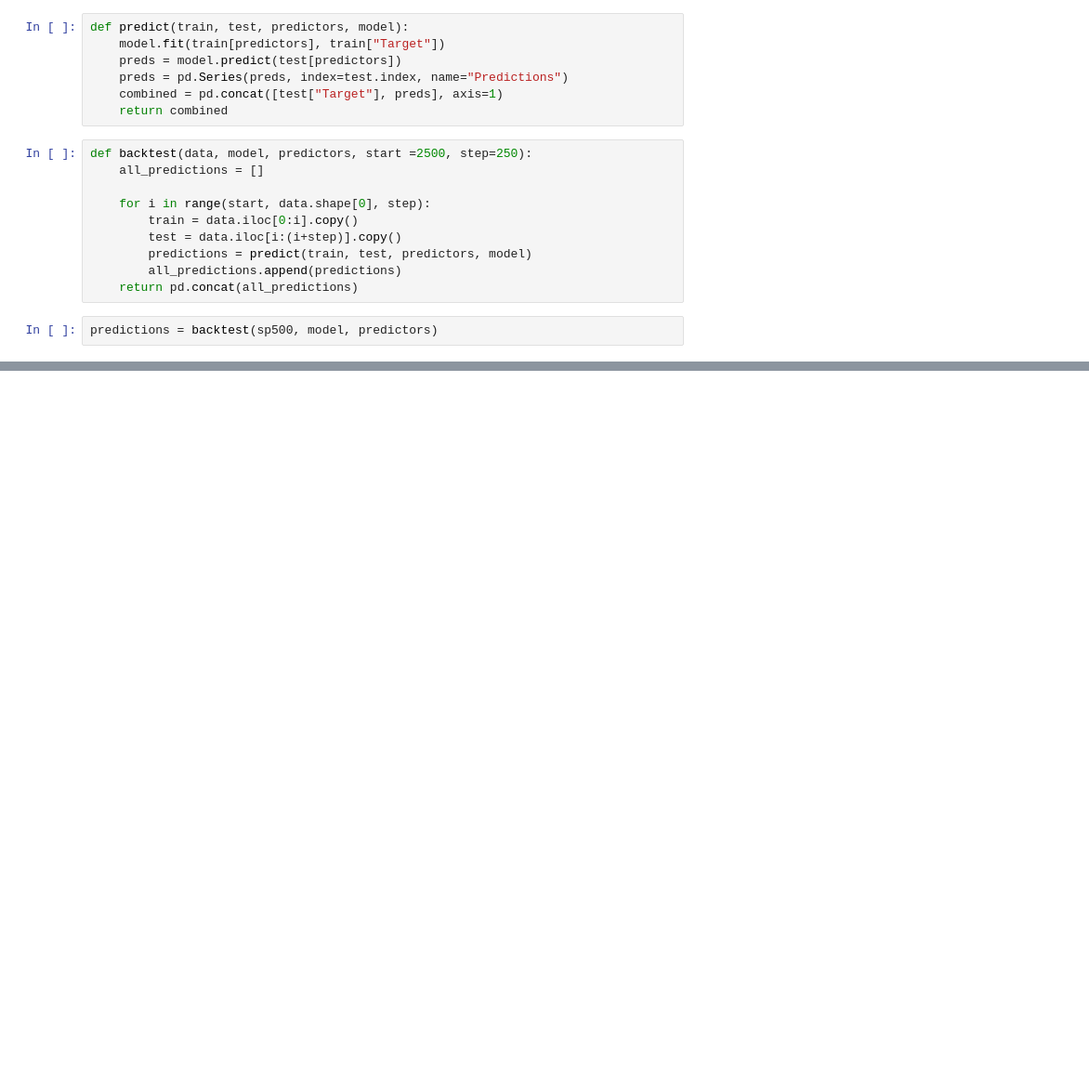
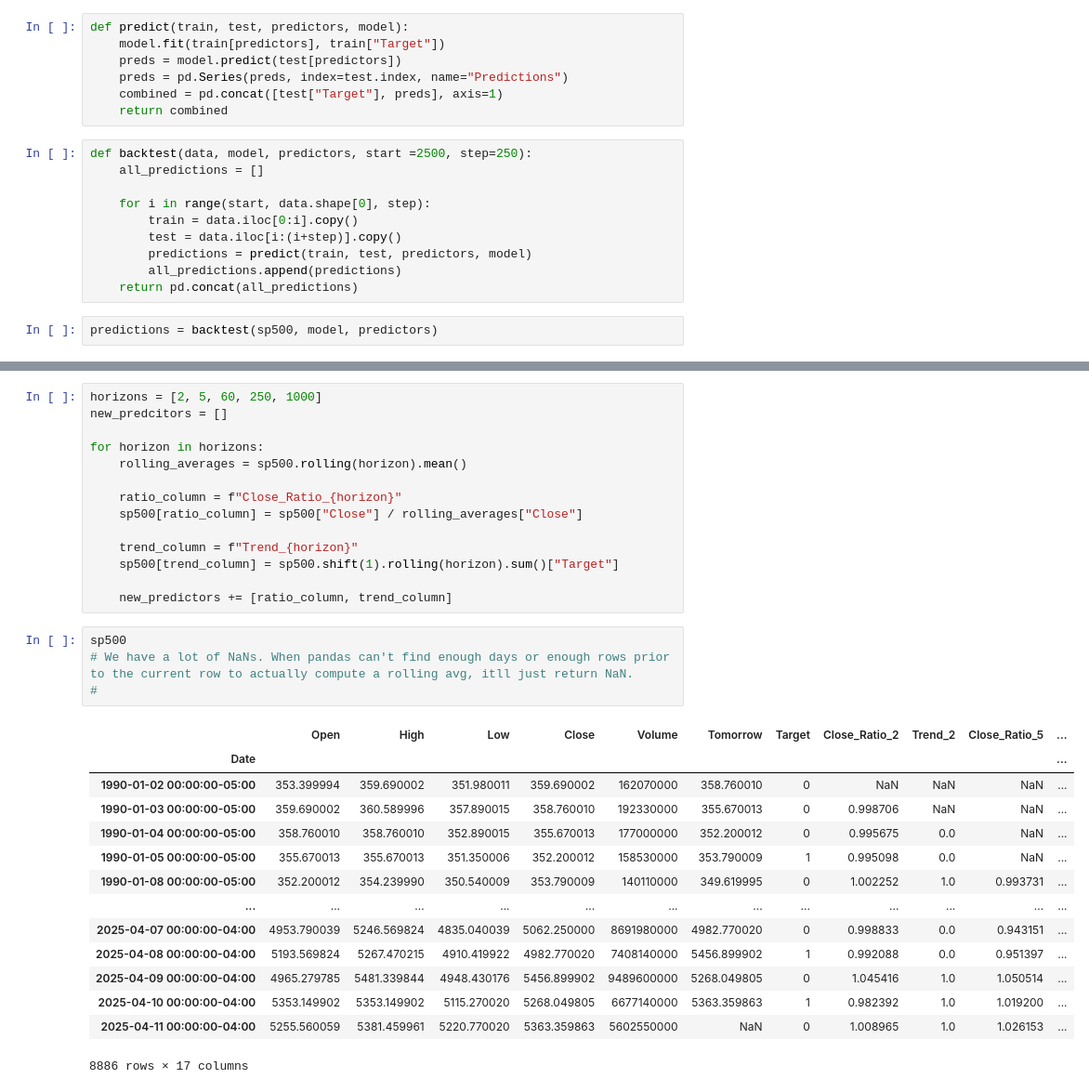
Before and after one commit to SaadChaudry23/Stock-Predictor, a Jupyter notebook: data.ipynb, the cells around one changed output, grey strips where cells are left out. Shown: that part at 93% size. Saved outputs shown, nothing was run; the diff lists cells and outputs as text; blank space fills up the shorter version.

Commit message:
more progress made. Added more predictors as well

```diff
--- a/data.ipynb
+++ b/data.ipynb
@@ -179,0 +191,33 @@ Name: count, dtype: int64
+# %%
+horizons = [2, 5, 60, 250, 1000]
+new_predcitors = []
+
+for horizon in horizons:
+    rolling_averages = sp500.rolling(horizon).mean()
+
+    ratio_column = f"Close_Ratio_{horizon}"
+    sp500[ratio_column] = sp500["Close"] / rolling_averages["Close"]
+
+    trend_column = f"Trend_{horizon}"
+    sp500[trend_column] = sp500.shift(1).rolling(horizon).sum()["Target"]
+
+    new_predictors += [ratio_column, trend_column]
+# %%
+sp500
+# We have a lot of NaNs. When pandas can't find enough days or enough rows prior to the current row to actually compute a rolling avg, itll just return NaN.
+#
+# %% [output]
+|  | Open | High | Low | Close | Volume | Tomorrow | Target | Close_Ratio_2 | Trend_2 | Close_Ratio_5 | ... |
+| Date |  |  |  |  |  |  |  |  |  |  | ... |
+| 1990-01-02 00:00:00-05:00 | 353.399994 | 359.690002 | 351.980011 | 359.690002 | 162070000 | 358.760010 | 0 | NaN | NaN | NaN | ... |
+| 1990-01-03 00:00:00-05:00 | 359.690002 | 360.589996 | 357.890015 | 358.760010 | 192330000 | 355.670013 | 0 | 0.998706 | NaN | NaN | ... |
+| 1990-01-04 00:00:00-05:00 | 358.760010 | 358.760010 | 352.890015 | 355.670013 | 177000000 | 352.200012 | 0 | 0.995675 | 0.0 | NaN | ... |
+| 1990-01-05 00:00:00-05:00 | 355.670013 | 355.670013 | 351.350006 | 352.200012 | 158530000 | 353.790009 | 1 | 0.995098 | 0.0 | NaN | ... |
+| 1990-01-08 00:00:00-05:00 | 352.200012 | 354.239990 | 350.540009 | 353.790009 | 140110000 | 349.619995 | 0 | 1.002252 | 1.0 | 0.993731 | ... |
+| ... | ... | ... | ... | ... | ... | ... | ... | ... | ... | ... | ... |
+| 2025-04-07 00:00:00-04:00 | 4953.790039 | 5246.569824 | 4835.040039 | 5062.250000 | 8691980000 | 4982.770020 | 0 | 0.998833 | 0.0 | 0.943151 | ... |
+| 2025-04-08 00:00:00-04:00 | 5193.569824 | 5267.470215 | 4910.419922 | 4982.770020 | 7408140000 | 5456.899902 | 1 | 0.992088 | 0.0 | 0.951397 | ... |
+| 2025-04-09 00:00:00-04:00 | 4965.279785 | 5481.339844 | 4948.430176 | 5456.899902 | 9489600000 | 5268.049805 | 0 | 1.045416 | 1.0 | 1.050514 | ... |
+| 2025-04-10 00:00:00-04:00 | 5353.149902 | 5353.149902 | 5115.270020 | 5268.049805 | 6677140000 | 5363.359863 | 1 | 0.982392 | 1.0 | 1.019200 | ... |
+| 2025-04-11 00:00:00-04:00 | 5255.560059 | 5381.459961 | 5220.770020 | 5363.359863 | 5602550000 | NaN | 0 | 1.008965 | 1.0 | 1.026153 | ... |
+8886 rows × 17 columns
```
Also changed, not shown: parts of 10 cells of this notebook.
